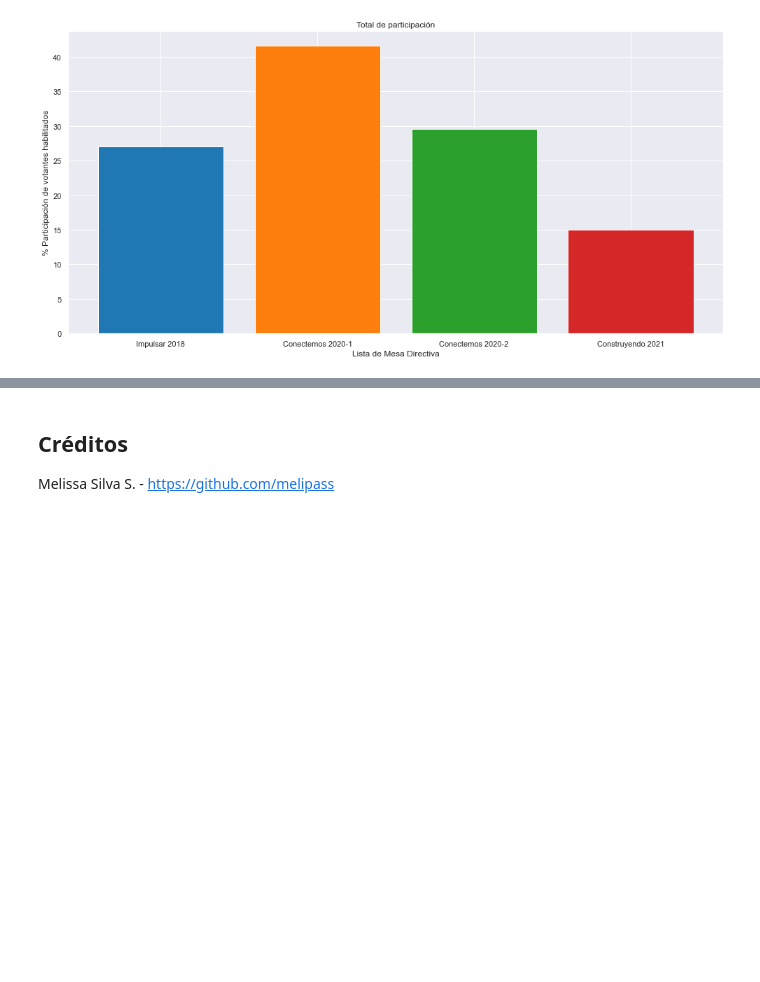
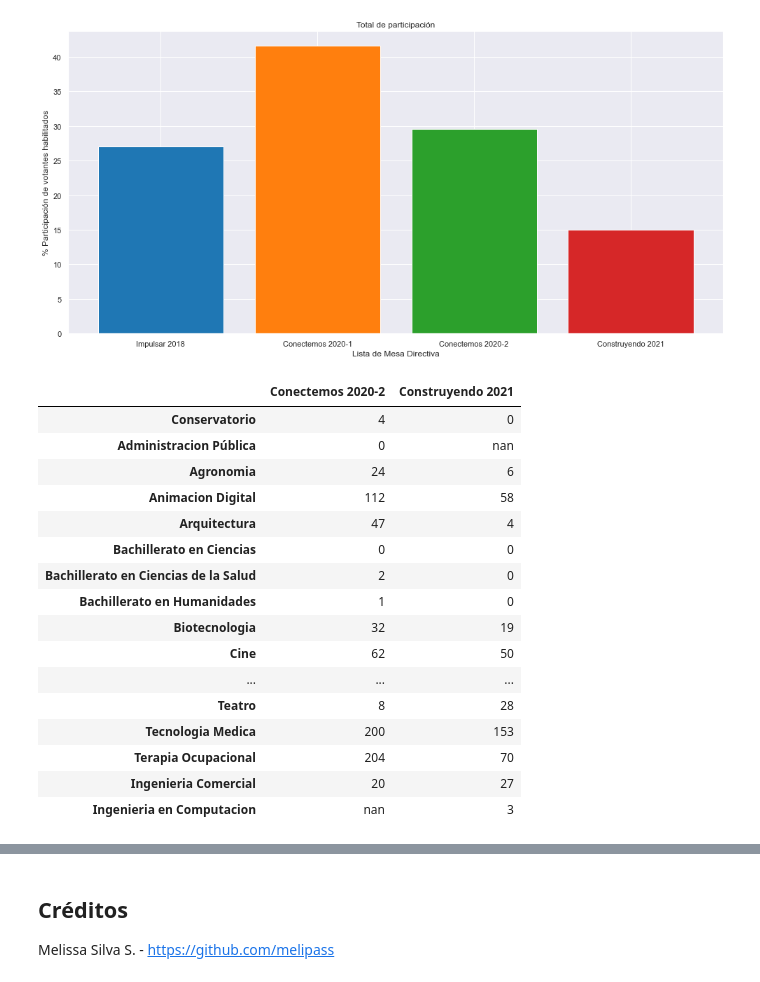
Before and after one commit to melipass/umayor-evoting-data, a Jupyter notebook: evoting.ipynb, the cells around one changed output, grey strips where cells are left out. Saved outputs shown, nothing was run; the diff lists cells and outputs as text; code cells hidden in the pictures; blank space fills up the shorter version.

```diff
--- a/evoting.ipynb
+++ b/evoting.ipynb
@@ -294,3 +347,40 @@ ax.set_title('Total de participación')
 plt.show()
 # %% [output]
 [figure]
+# %%
+ultimas_elecciones = df_results
+ultimas_elecciones = ultimas_elecciones.drop('Impulsar 2018', axis=1)
+ultimas_elecciones = ultimas_elecciones.drop('Conectemos 2020-1', axis=1)
+ultimas_elecciones = ultimas_elecciones.drop('Código Pregunta')
+ultimas_elecciones = ultimas_elecciones.drop('Pregunta')
+ultimas_elecciones = ultimas_elecciones.drop('Alameda')
+ultimas_elecciones = ultimas_elecciones.drop('Oriente')
+ultimas_elecciones = ultimas_elecciones.drop('El Claustro')
+ultimas_elecciones = ultimas_elecciones.drop('Huechuraba')
+ultimas_elecciones = ultimas_elecciones.drop('Manuel Montt')
+ultimas_elecciones = ultimas_elecciones.drop('República')
+ultimas_elecciones = ultimas_elecciones.drop('Santo Domingo')
+ultimas_elecciones = ultimas_elecciones.drop('Estadio Mayor')
+ultimas_elecciones = ultimas_elecciones.drop('Alonso de Cordova')
+ultimas_elecciones.loc['Ingenieria Comercial', 'Conectemos 2020-2'] = ultimas_elecciones.loc['Ingenieria Comercial - Campus Manuel Montt','Conectemos 2020-2'] + ultimas_elecciones.loc['Ingenieria Comercial - Campus Oriente','Conectemos 2020-2']
+ultimas_elecciones = ultimas_elecciones.drop('Ingenieria Comercial - Campus Manuel Montt')
+ultimas_elecciones = ultimas_elecciones.drop('Ingenieria Comercial - Campus Oriente')
+ultimas_elecciones.style.set_precision(0)
+# %% [output]
+|  | Conectemos 2020-2 | Construyendo 2021 |
+| Conservatorio | 4 | 0 |
+| Administracion Pública | 0 | nan |
+| Agronomia | 24 | 6 |
+| Animacion Digital | 112 | 58 |
+| Arquitectura | 47 | 4 |
+| Bachillerato en Ciencias | 0 | 0 |
+| Bachillerato en Ciencias de la Salud | 2 | 0 |
+| Bachillerato en Humanidades | 1 | 0 |
+| Biotecnologia | 32 | 19 |
+| Cine | 62 | 50 |
+| ... | ... | ... |
+| Teatro | 8 | 28 |
+| Tecnologia Medica | 200 | 153 |
+| Terapia Ocupacional | 204 | 70 |
+| Ingenieria Comercial | 20 | 27 |
+| Ingenieria en Computacion | nan | 3 |
```
Also changed, not shown: parts of 9 cells of this notebook.
